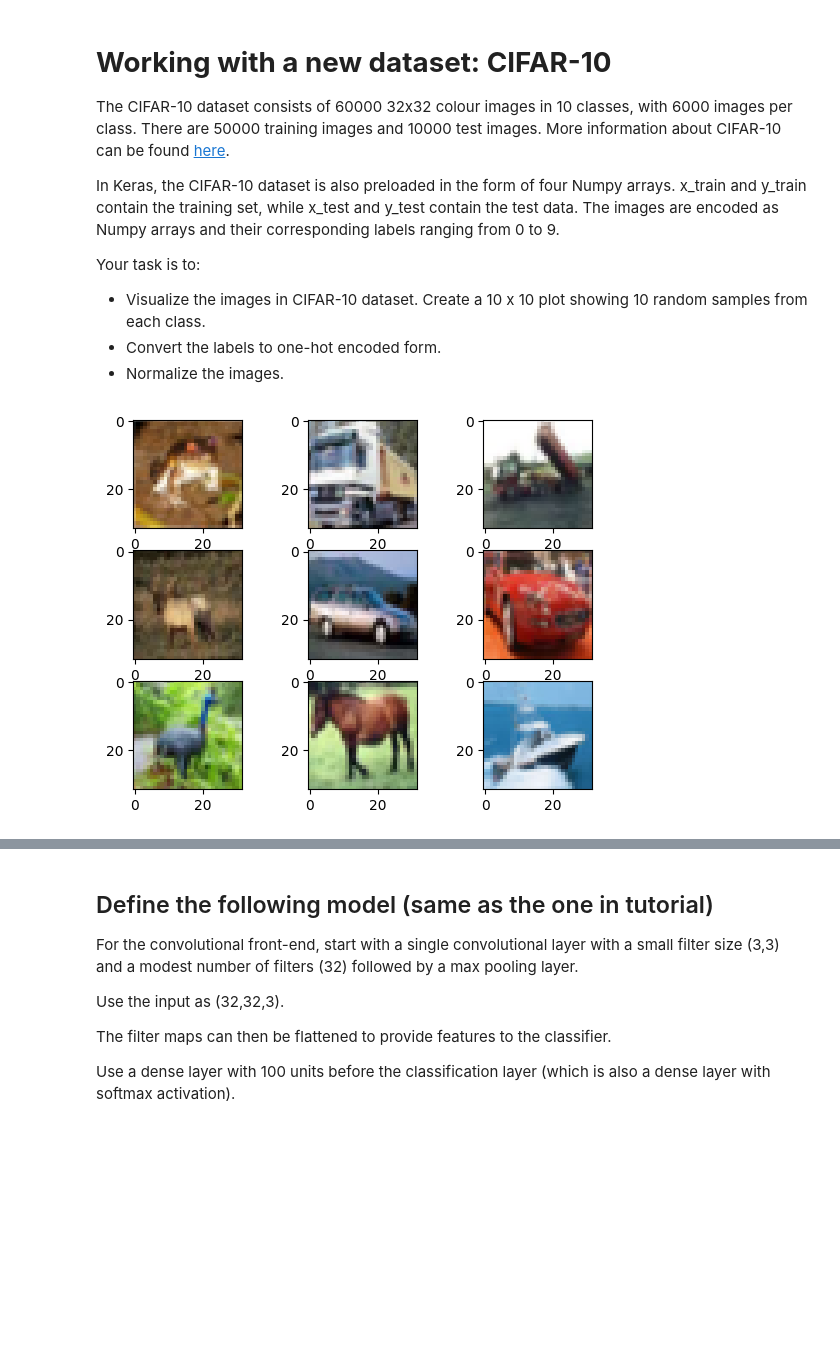
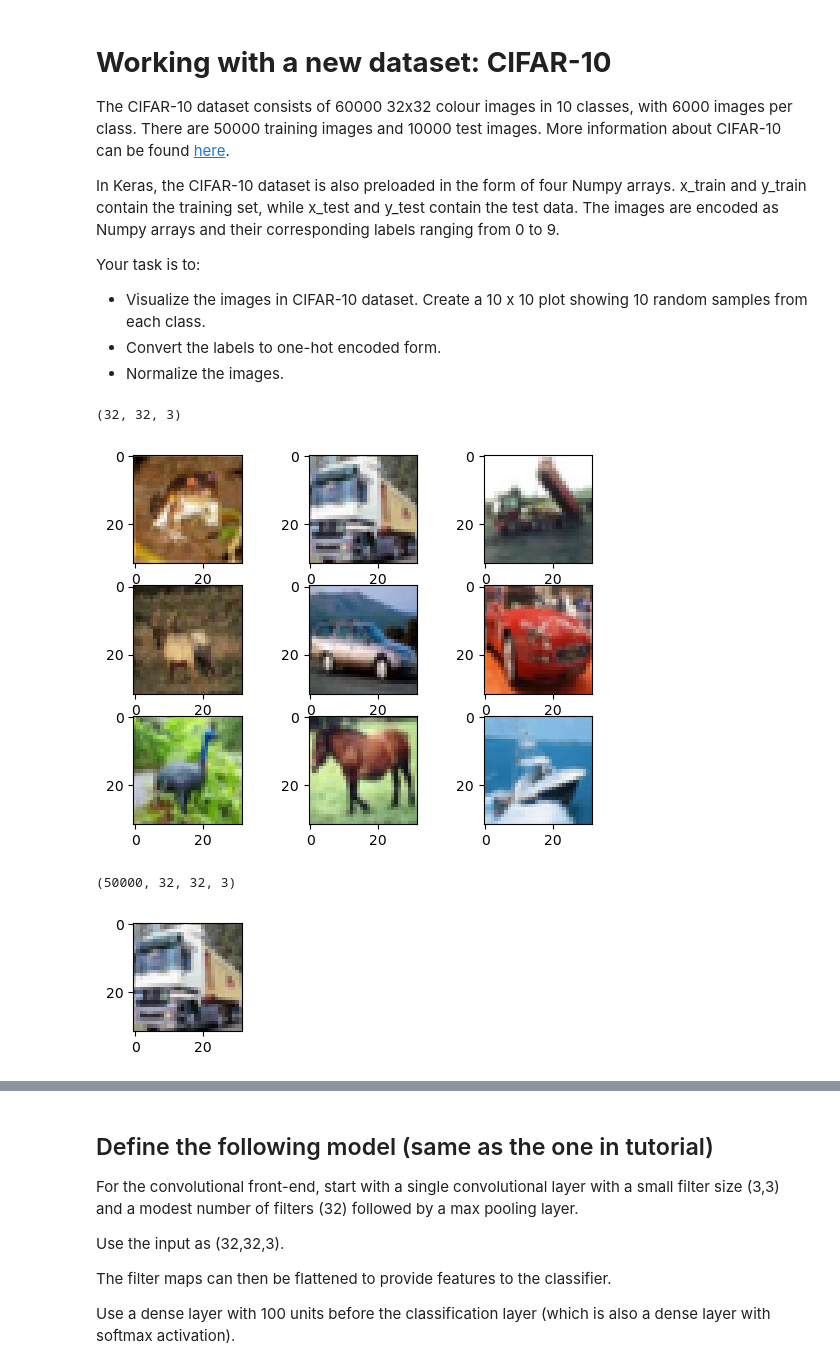
Before and after one commit to ironhack-labs/lab-image-classification-using-convolutional-neural-networks, a Jupyter notebook: main.ipynb, the cells around one changed output, grey strips where cells are left out. Cells and saved outputs as stored; diff of their text form; code cells hidden in the pictures; blank space fills up the shorter version.

```diff
--- a/main.ipynb
+++ b/main.ipynb
@@ -33,6 +33,7 @@ Your task is to:
 # %%
 import numpy as np
 import matplotlib.pyplot as plt
+import tensorflow as tf
 
 from tensorflow.keras.models import Sequential
 from tensorflow.keras.datasets import cifar10
@@ -42,12 +43,24 @@ from keras.layers import Conv2D, MaxPooling2D, Flatten, Dense
 # Load CIFAR-10 dataset
 (x_train, y_train), (x_test, y_test) = cifar10.load_data()
 
+let_see = cifar10.load_data()
+print(let_see[0][0][1].shape)
+
 for i in range(9):
 	plt.subplot(330 + 1 + i)
 	plt.imshow(x_train[i], cmap = plt.get_cmap('gray'))
 plt.show()
 # %% [output]
+(32, 32, 3)
 [figure]
+# %%
+plt.subplot(330 + 1 + i)
+plt.imshow(let_see[0][0][1], cmap = plt.get_cmap('gray'))
+
+print(let_see[0][0].shape)
+# %% [output]
+(50000, 32, 32, 3)
+[figure, added]
 # %%
 # Your code here :
 display("x_train: ", x_train.shape)
```
Also changed, not shown: parts of 4 cells of this notebook.
